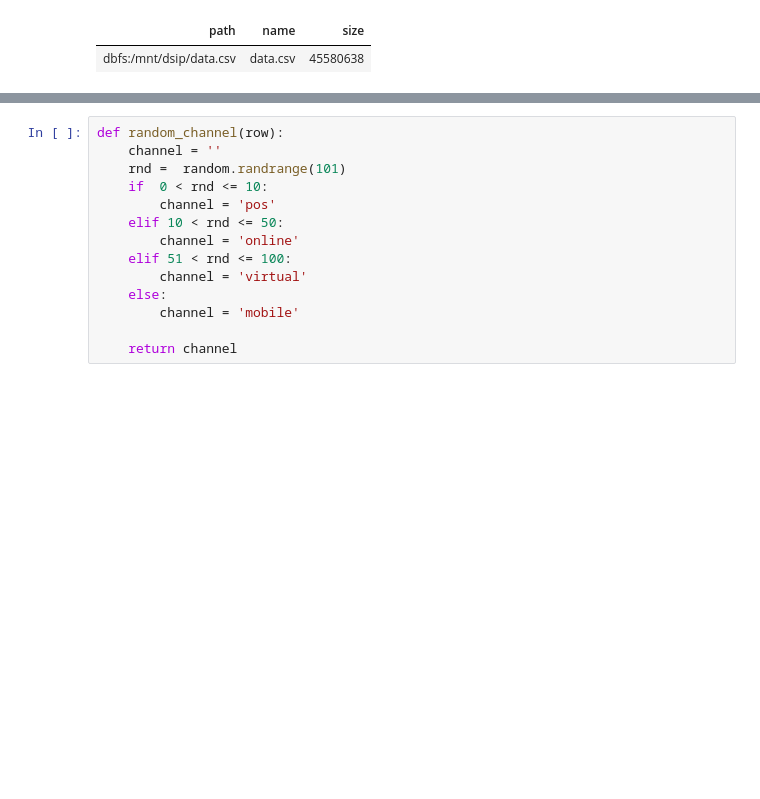
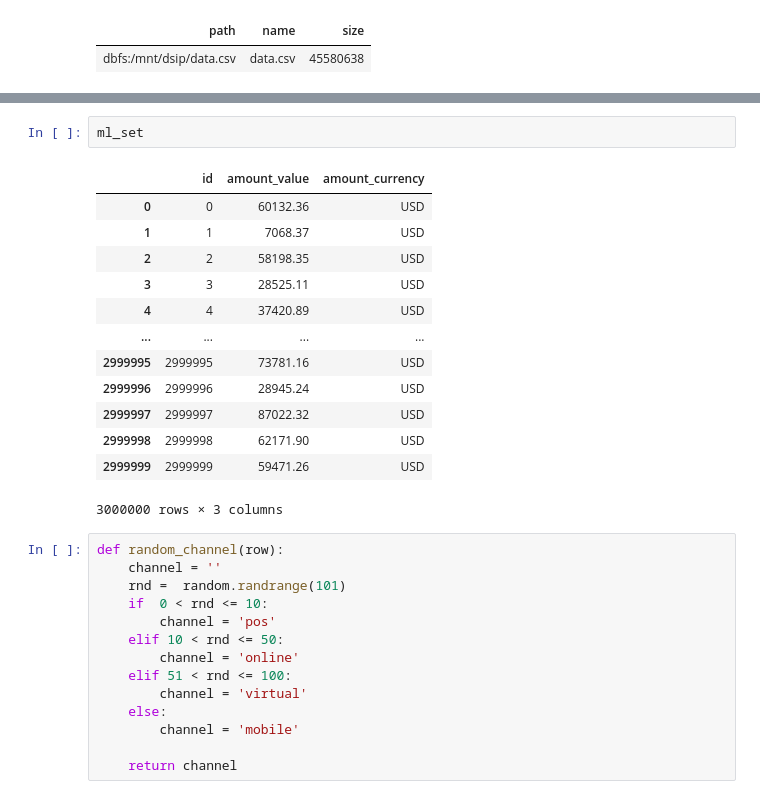
Before and after one commit to dariuspetrov/E-Commerce, a Jupyter notebook: notebooks/Users/dapetro@microsoft.com/School/DSIP/Generate-dataset.ipynb, the cells around one changed output, grey strips where cells are left out. Saved outputs shown, nothing was run; the diff lists cells and outputs as text; blank space fills up the shorter version.

```diff
--- a/notebooks/Users/dapetro@microsoft.com/School/DSIP/Generate-dataset.ipynb
+++ b/notebooks/Users/dapetro@microsoft.com/School/DSIP/Generate-dataset.ipynb
@@ -115,6 +241,22 @@ ml_set.shape
 ml_set['amount_currency'] = 'USD'
 # %% [output]
 [interactive output not drawn]
+# %%
+ml_set
+# %% [output]
+|  | id | amount_value | amount_currency |
+| 0 | 0 | 60132.36 | USD |
+| 1 | 1 | 7068.37 | USD |
+| 2 | 2 | 58198.35 | USD |
+| 3 | 3 | 28525.11 | USD |
+| 4 | 4 | 37420.89 | USD |
+| ... | ... | ... | ... |
+| 2999995 | 2999995 | 73781.16 | USD |
+| 2999996 | 2999996 | 28945.24 | USD |
+| 2999997 | 2999997 | 87022.32 | USD |
+| 2999998 | 2999998 | 62171.90 | USD |
+| 2999999 | 2999999 | 59471.26 | USD |
+3000000 rows × 3 columns
 # %%
 def random_channel(row):
     channel = ''
```
Also changed, not shown: parts of 18 cells of this notebook.
